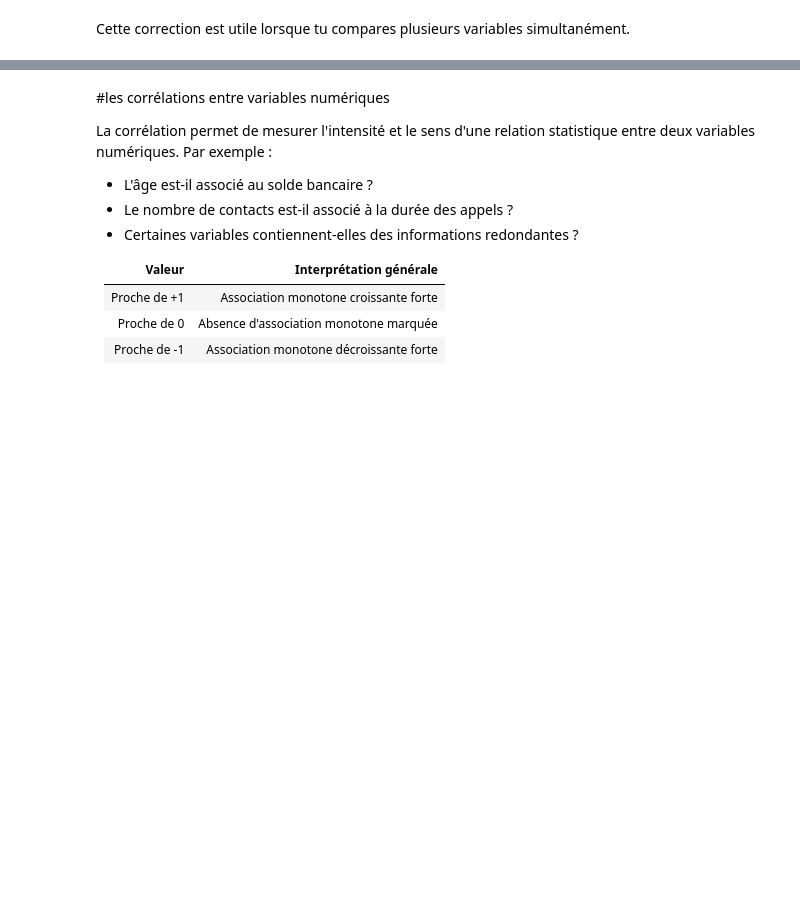
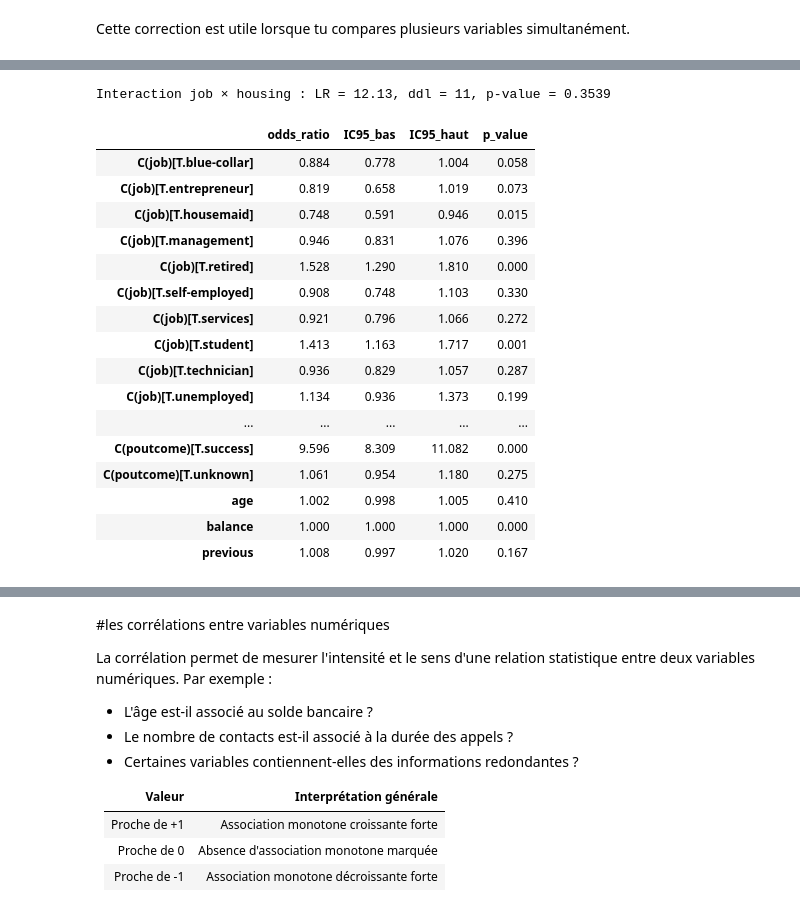
Before and after one commit to GTiazara/colab-notebooks, a Jupyter notebook: IA_ING_ML0_data_analysis.ipynb, the cells around one changed output, grey strips where cells are left out. Saved outputs shown, nothing was run; the diff lists cells and outputs as text; code cells hidden in the pictures; blank space fills up the shorter version.

```diff
--- a/IA_ING_ML0_data_analysis.ipynb
+++ b/IA_ING_ML0_data_analysis.ipynb
@@ -873,0 +975,68 @@ Cette correction est utile lorsque tu compares plusieurs variables simultanémen
+# %%
+import numpy as np
+import statsmodels.api as sm
+import statsmodels.formula.api as smf
+from scipy.stats import chi2
+
+# duration et campaign décrivent la campagne en cours et sont exclues.
+# poutcome conserve explicitement la modalité unknown pour l'issue antérieure.
+df_explicatif = df.copy()
+df_explicatif["souscription"] = (df_explicatif["y"] == "yes").astype(int)
+
+formule_principale = (
+    "souscription ~ age + balance + previous "
+    "+ C(job) + C(marital) + C(education) + C(default) + C(housing) "
+    "+ C(loan) + C(contact) + C(month) + C(poutcome)"
+)
+modele_principal = smf.glm(
+    formula=formule_principale,
+    data=df_explicatif,
+    family=sm.families.Binomial(),
+).fit()
+
+modele_interaction = smf.glm(
+    formula=formule_principale + " + C(job):C(housing)",
+    data=df_explicatif,
+    family=sm.families.Binomial(),
+).fit()
+
+# Test global de l'ajout des termes d'interaction.
+statistique_lr = 2 * (modele_interaction.llf - modele_principal.llf)
+ddl_interaction = int(modele_interaction.df_model - modele_principal.df_model)
+p_interaction = chi2.sf(statistique_lr, ddl_interaction)
+print(
+    f"Interaction job × housing : LR = {statistique_lr:.2f}, "
+    f"ddl = {ddl_interaction}, p-value = {p_interaction:.4g}"
+)
+
+# Rapports de cotes et IC à 95 % du modèle ajusté à effets principaux.
+coefficients = modele_principal.params
+intervalles = modele_principal.conf_int()
+tableau_odds_ratios = pd.DataFrame(
+    {
+        "odds_ratio": np.exp(coefficients),
+        "IC95_bas": np.exp(intervalles[0]),
+        "IC95_haut": np.exp(intervalles[1]),
+        "p_value": modele_principal.pvalues,
+    }
+).drop(index="Intercept", errors="ignore")
+display(tableau_odds_ratios.round(3))
+# %% [output]
+Interaction job × housing : LR = 12.13, ddl = 11, p-value = 0.3539
+|  | odds_ratio | IC95_bas | IC95_haut | p_value |
+| C(job)[T.blue-collar] | 0.884 | 0.778 | 1.004 | 0.058 |
+| C(job)[T.entrepreneur] | 0.819 | 0.658 | 1.019 | 0.073 |
+| C(job)[T.housemaid] | 0.748 | 0.591 | 0.946 | 0.015 |
+| C(job)[T.management] | 0.946 | 0.831 | 1.076 | 0.396 |
+| C(job)[T.retired] | 1.528 | 1.290 | 1.810 | 0.000 |
+| C(job)[T.self-employed] | 0.908 | 0.748 | 1.103 | 0.330 |
+| C(job)[T.services] | 0.921 | 0.796 | 1.066 | 0.272 |
+| C(job)[T.student] | 1.413 | 1.163 | 1.717 | 0.001 |
+| C(job)[T.technician] | 0.936 | 0.829 | 1.057 | 0.287 |
+| C(job)[T.unemployed] | 1.134 | 0.936 | 1.373 | 0.199 |
+| ... | ... | ... | ... | ... |
+| C(poutcome)[T.success] | 9.596 | 8.309 | 11.082 | 0.000 |
+| C(poutcome)[T.unknown] | 1.061 | 0.954 | 1.180 | 0.275 |
+| age | 1.002 | 0.998 | 1.005 | 0.410 |
+| balance | 1.000 | 1.000 | 1.000 | 0.000 |
+| previous | 1.008 | 0.997 | 1.020 | 0.167 |
```
Also changed, not shown: parts of 8 cells of this notebook.
